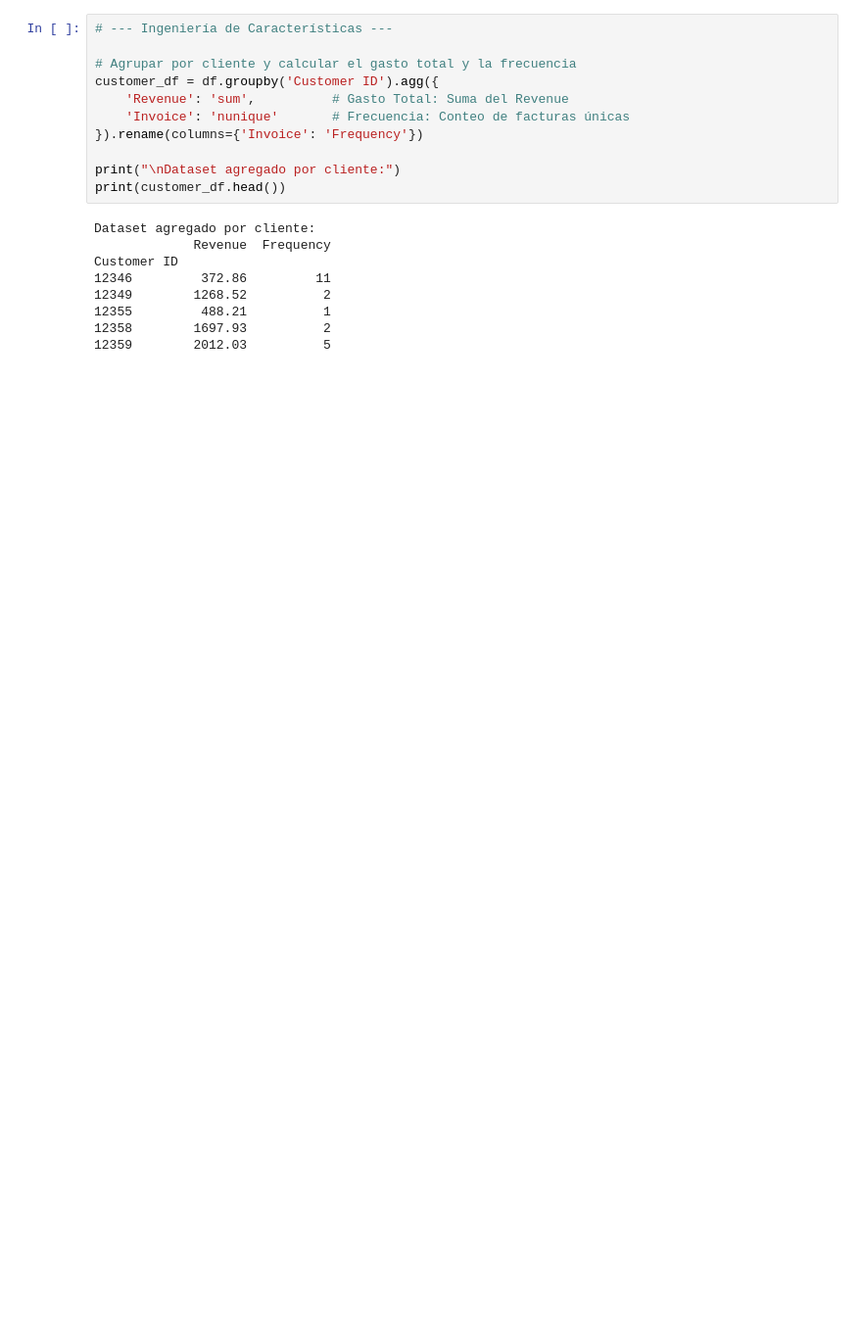
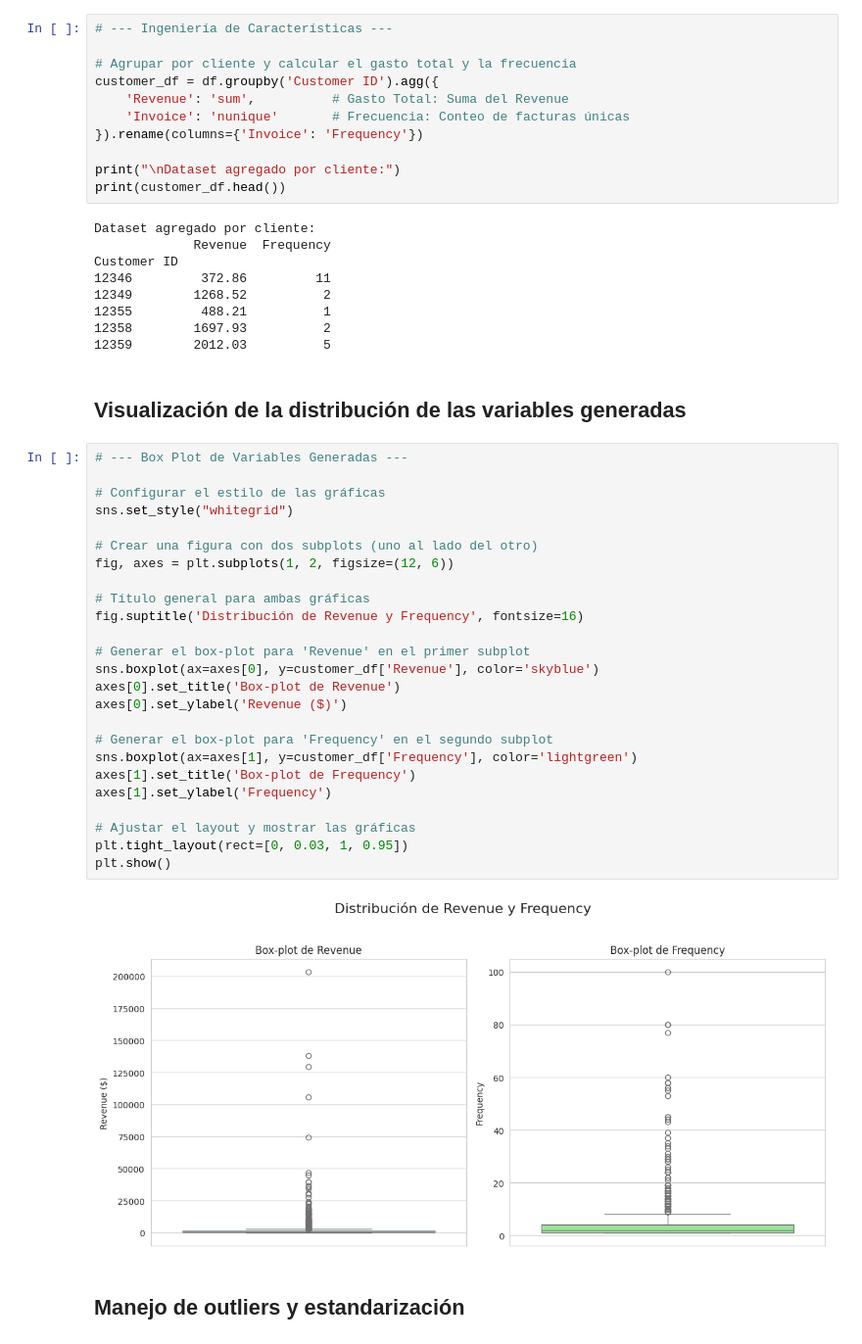
Before and after one commit to Aiirce/Hw3-4, a Jupyter notebook: act_kmeans.ipynb, the cells around one changed output. Shown: that part at 98% size. Drawn from its saved outputs; the diff is of its cells as text; blank space fills up the shorter version.

```diff
--- a/act_kmeans.ipynb
+++ b/act_kmeans.ipynb
@@ -60,6 +71,37 @@ Customer ID
 12355         488.21          1
 12358        1697.93          2
 12359        2012.03          5
+# %% [markdown]
+## Visualización de la distribución de las variables generadas
+# %%
+# --- Box Plot de Variables Generadas ---
+
+# Configurar el estilo de las gráficas
+sns.set_style("whitegrid")
+
+# Crear una figura con dos subplots (uno al lado del otro)
+fig, axes = plt.subplots(1, 2, figsize=(12, 6))
+
+# Título general para ambas gráficas
+fig.suptitle('Distribución de Revenue y Frequency', fontsize=16)
+
+# Generar el box-plot para 'Revenue' en el primer subplot
+sns.boxplot(ax=axes[0], y=customer_df['Revenue'], color='skyblue')
+axes[0].set_title('Box-plot de Revenue')
+axes[0].set_ylabel('Revenue ($)')
+
+# Generar el box-plot para 'Frequency' en el segundo subplot
+sns.boxplot(ax=axes[1], y=customer_df['Frequency'], color='lightgreen')
+axes[1].set_title('Box-plot de Frequency')
+axes[1].set_ylabel('Frequency')
+
+# Ajustar el layout y mostrar las gráficas
+plt.tight_layout(rect=[0, 0.03, 1, 0.95])
+plt.show()
+# %% [output]
+[figure, added]
+# %% [markdown]
+## Manejo de outliers y estandarización
 # %%
 # --- Manejo de Outliers ---
 # Eliminaremos los valores en el 1% superior para evitar que sesguen el modelo
```
Also changed, not shown: parts of 15 cells of this notebook.
